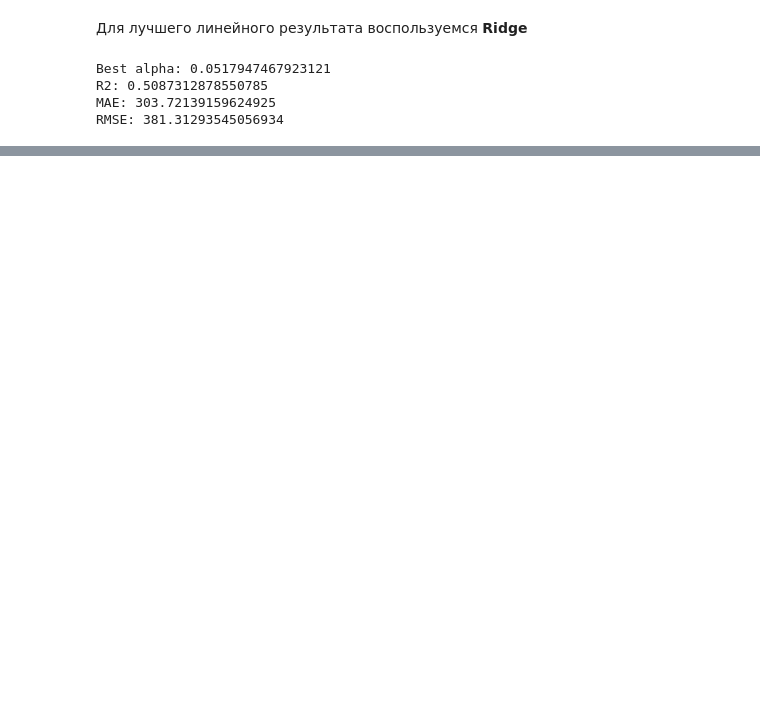
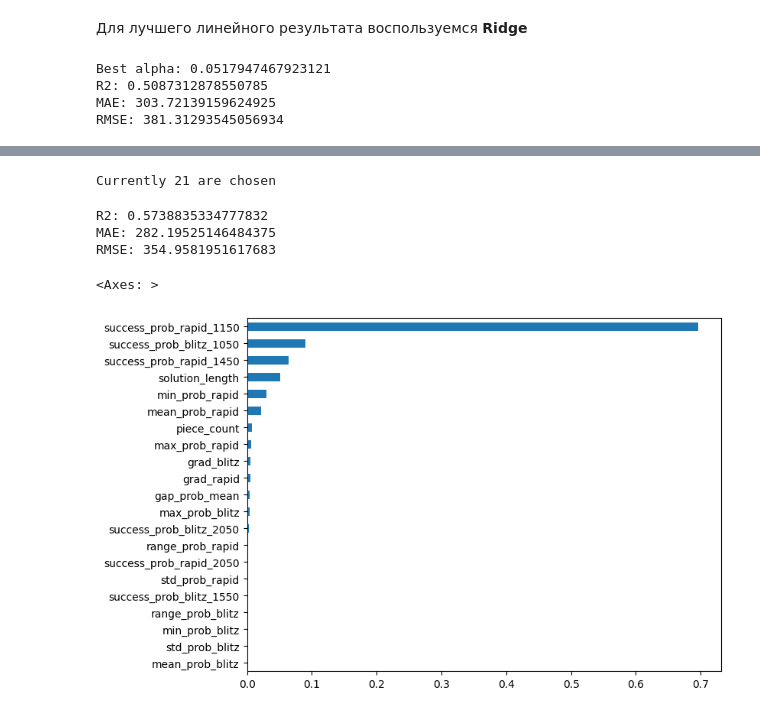
Before and after one commit to Vistog/Chess-difficulty-predictor, a Jupyter notebook: main.ipynb, the cells around one changed output, grey strips where cells are left out. Saved outputs shown, nothing was run; the diff lists cells and outputs as text; code cells hidden in the pictures; blank space fills up the shorter version.

```diff
--- a/main.ipynb
+++ b/main.ipynb
@@ -409,0 +445,7 @@ RMSE: 381.31293545056934
+# %%
+def count_pieces(fen):
+    board_part = fen.split()[0]
+    return sum(1 for ch in board_part if ch.isalpha())
+
+def solution_length(moves):
+    return len(moves.split())
@@ -409,0 +685,55 @@ RMSE: 381.31293545056934
+# %%
+selected_features = [
+    'success_prob_rapid_1150', 'success_prob_rapid_1450', 'success_prob_rapid_2050',
+    'success_prob_blitz_1050', 'success_prob_blitz_1550', 'success_prob_blitz_2050',
+    "std_prob_rapid", "std_prob_blitz",
+    "range_prob_rapid", "range_prob_blitz",
+    'mean_prob_rapid', 'mean_prob_blitz',
+    'gap_prob_mean',
+    'grad_rapid', 'grad_blitz',
+    "min_prob_rapid", "min_prob_blitz", "max_prob_rapid", "max_prob_blitz",
+    "piece_count", "solution_length"
+                      ]
+print(f"Currently {len(selected_features)} are chosen")
+
+X = dfcut[selected_features]
+
+y = dfcut['Rating']
+
+X_train, X_test, y_train, y_test = train_test_split(
+    X, y, test_size=0.2, random_state=42
+)
+# %% [output]
+Currently 21 are chosen
+# %%
+from xgboost import XGBRegressor
+model = XGBRegressor(
+    n_estimators=1000,
+    max_depth=6,
+    learning_rate=0.03,
+    subsample=0.8,
+    colsample_bytree=0.8,
+    reg_lambda=1,
+    reg_alpha=0.1,
+    tree_method="hist",
+    device="cuda",
+    random_state=42
+)
+
+model.fit(X_train, y_train)
+
+y_pred = model.predict(X_test)
+
+print("R2:", r2_score(y_test, y_pred))
+print("MAE:", mean_absolute_error(y_test, y_pred))
+print("RMSE:", np.sqrt(mean_squared_error(y_test, y_pred)))
+# %% [output]
+R2: 0.5738835334777832
+MAE: 282.19525146484375
+RMSE: 354.9581951617683
+# %%
+importance = pd.Series(model.feature_importances_, index=X_train.columns)
+importance.sort_values().plot.barh(figsize=(8,6))
+# %% [output]
+<Axes: >
+[figure, added]
```
Also changed, not shown: parts of 32 cells of this notebook.
